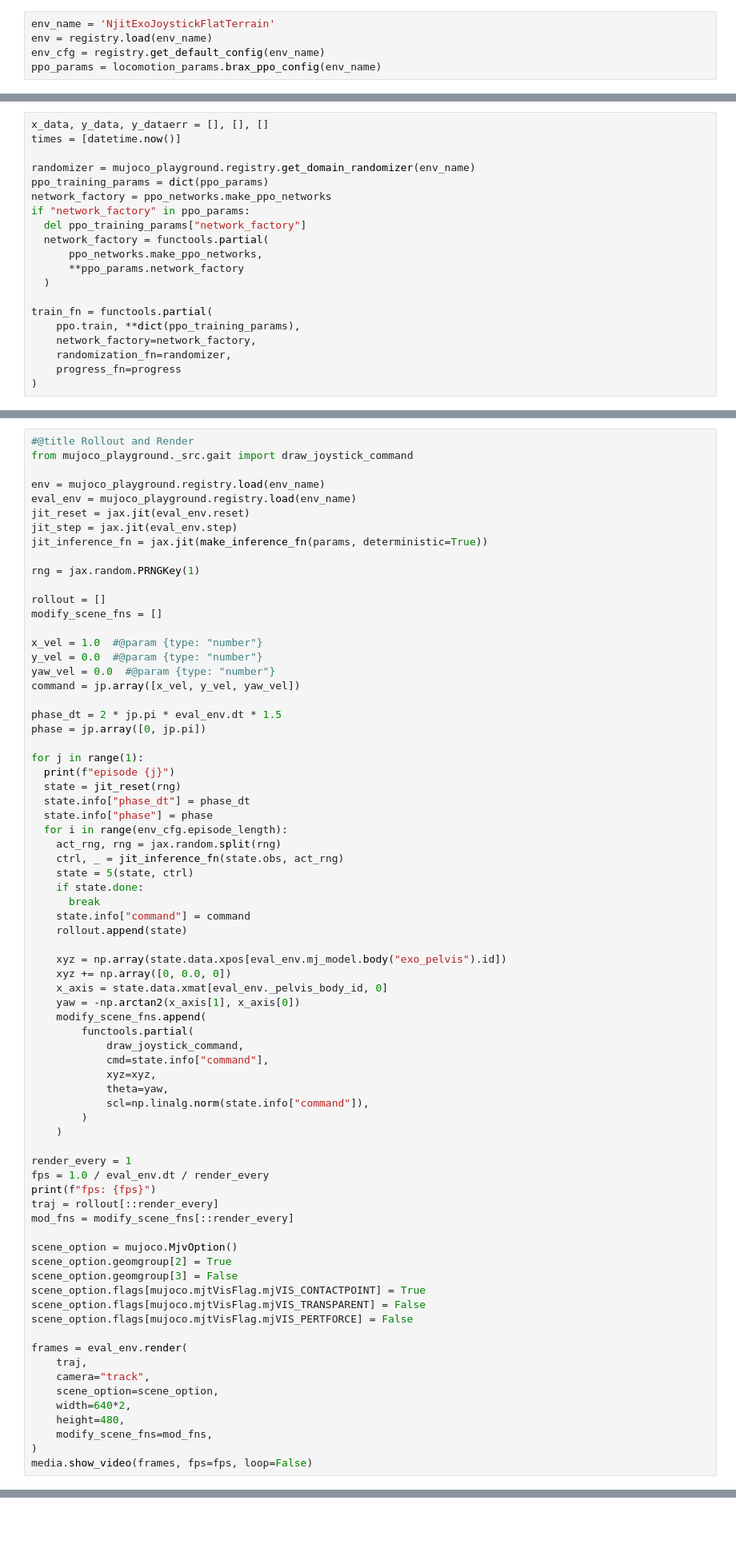
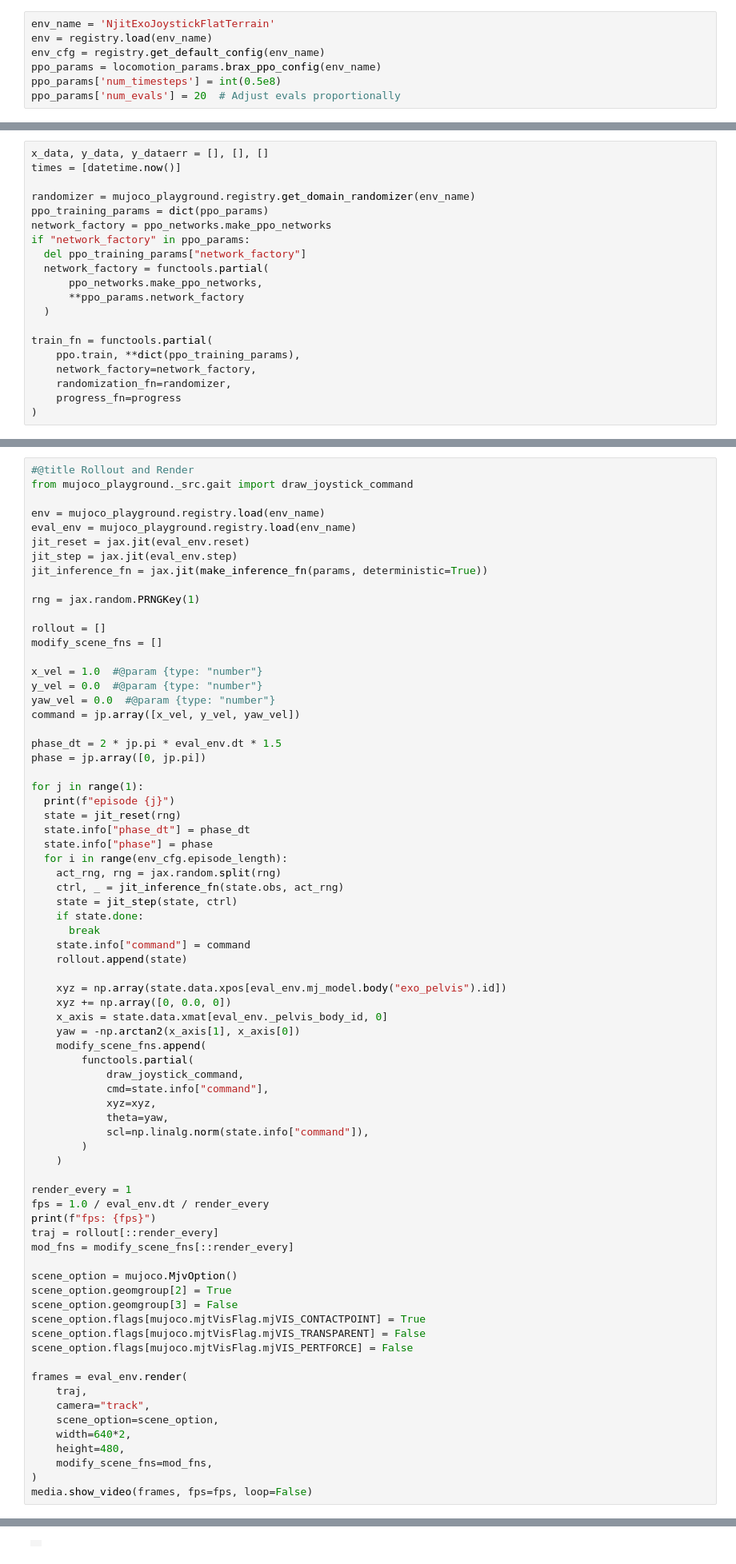
Before and after one commit to zeyuchang98/exo_rl_mujoco_playground, a Jupyter notebook: learning/notebooks/njit_exo2.ipynb, the cells around one changed output, grey strips where cells are left out. Shown at 80% size. Drawn from its saved outputs; the diff is of its cells as text; blank space fills up the shorter version.

```diff
--- a/learning/notebooks/njit_exo2.ipynb
+++ b/learning/notebooks/njit_exo2.ipynb
@@ -194,3 +161,5 @@ env_name = 'NjitExoJoystickFlatTerrain'
 env = registry.load(env_name)
 env_cfg = registry.get_default_config(env_name)
 ppo_params = locomotion_params.brax_ppo_config(env_name)
+ppo_params['num_timesteps'] = int(0.5e8)
+ppo_params['num_evals'] = 20  # Adjust evals proportionally
@@ -283,7 +297,7 @@ for j in range(1):
   for i in range(env_cfg.episode_length):
     act_rng, rng = jax.random.split(rng)
     ctrl, _ = jit_inference_fn(state.obs, act_rng)
-    state = 5(state, ctrl)
+    state = jit_step(state, ctrl)
     if state.done:
       break
     state.info["command"] = command
@@ -331,0 +345 @@ fps: 50.0
+|  |
```
Also changed, not shown: parts of 10 cells of this notebook, 1 other file.
